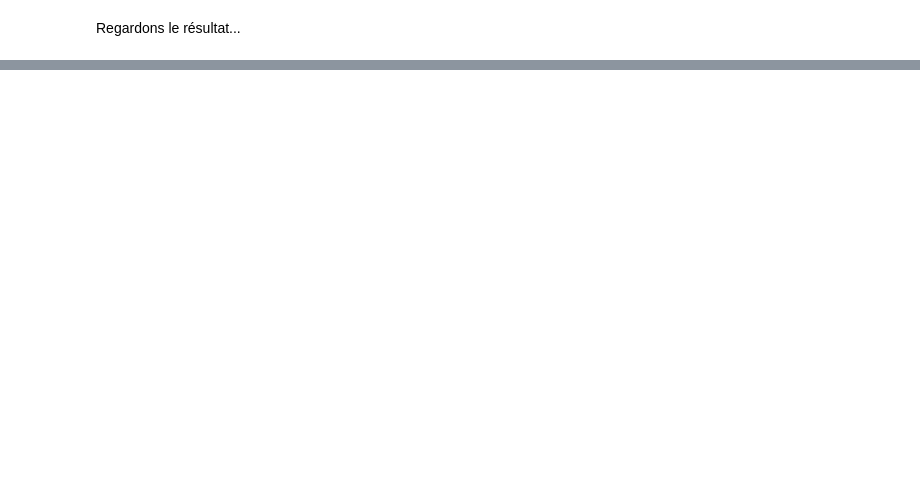
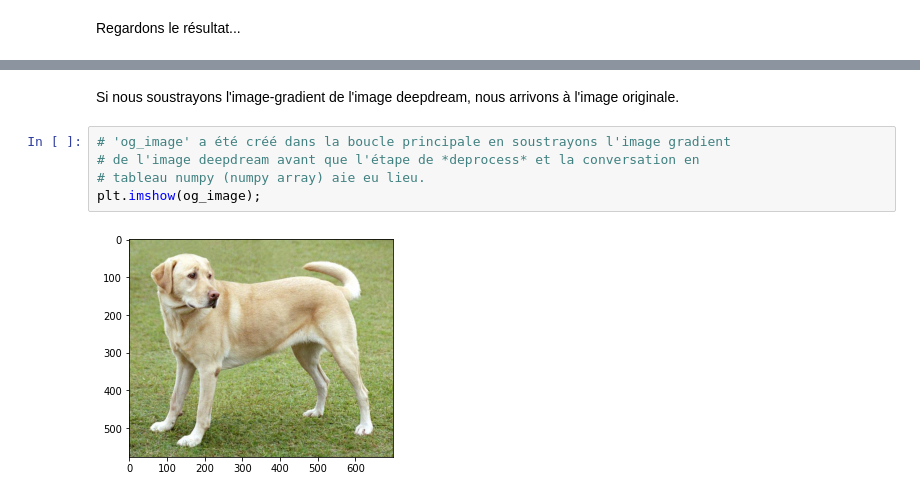
Before and after one commit to automachine-arts/automachine, a Jupyter notebook: image_synthesis/deepdream_fr.ipynb, the cells around one changed output, grey strips where cells are left out. Cells and saved outputs as stored; diff of their text form; blank space fills up the shorter version.

```diff
--- a/image_synthesis/deepdream_fr.ipynb
+++ b/image_synthesis/deepdream_fr.ipynb
@@ -187,0 +192,9 @@ plt.imshow(dream_img);
+# %% [markdown]
+Si nous soustrayons l'image-gradient de l'image deepdream, nous arrivons à l'image originale.
+# %%
+# 'og_image' a été créé dans la boucle principale en soustrayons l'image gradient
+# de l'image deepdream avant que l'étape de *deprocess* et la conversation en
+# tableau numpy (numpy array) aie eu lieu.
+plt.imshow(og_image);
+# %% [output]
+[figure, added]
```
Also changed, not shown: parts of 6 cells of this notebook.
